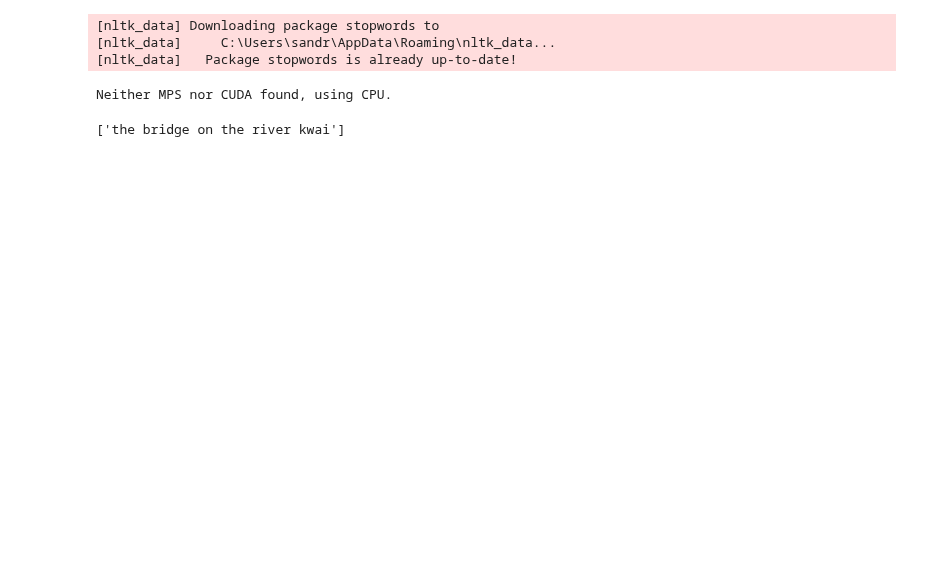
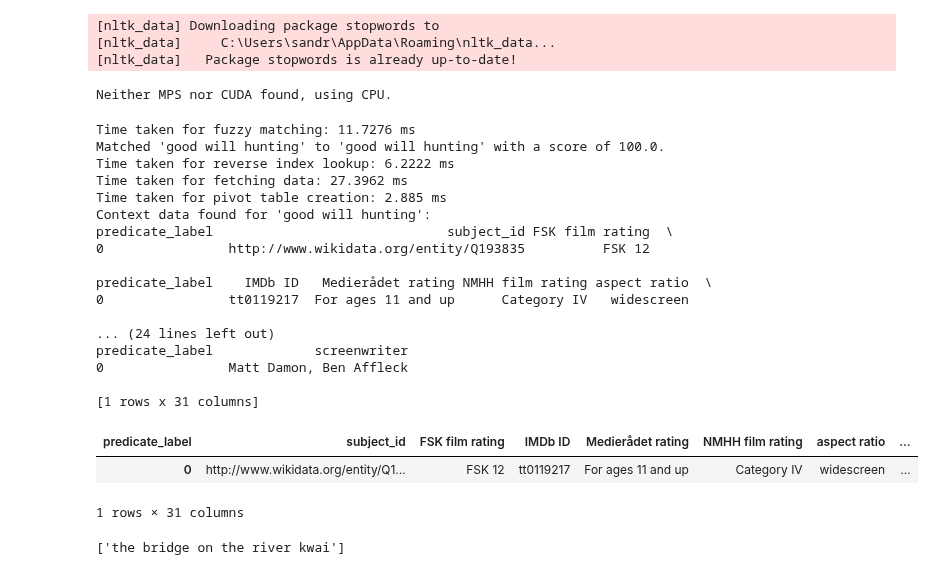
Before and after one commit to random9nessss/HS-24-Advanced-Topics-in-Artificial-Intelligence, a Jupyter notebook: development/Final.ipynb, the cells around one changed output. Saved outputs shown, nothing was run; the diff lists cells and outputs as text; code cells hidden in the pictures; blank space fills up the shorter version.

```diff
--- a/development/Final.ipynb
+++ b/development/Final.ipynb
@@ -321,31 +319,57 @@ llm = LLM()
 # %%
 # Exact matches
 import json
 from rapidfuzz import process, fuzz
 
 with open(r"exports/film_db.json", encoding="utf-8") as f:
     data = json.load(f)
 
 movie_db = data.values()
 normalized_movie_db = [title.lower() for title in movie_db]
 
-query = "Who directed The Bridge on the River Kwai?"
+# query = "Who directed The Bridge on the River Kwai?"
+query = "Who is the director of Good Will Hunting?"
+
 normalized_query = query.lower()
 
 matches = process.extract(normalized_query, normalized_movie_db, scorer=fuzz.partial_ratio, limit=10)
 
 adjusted_matches = []
 for match in matches:
     matched_title = match[0]
     score = match[1]
     index = match[2]
 
     length_ratio = len(matched_title) / len(normalized_query)
     adjusted_score = score * length_ratio
     adjusted_matches.append((matched_title, adjusted_score, index))
 
 threshold = 30
 matched_movies = [match[0] for match in adjusted_matches if match[1] >= threshold]
+
+context = db.get_context([],matched_movies)
+context.head()
+# %% [output]
+Time taken for fuzzy matching: 11.7276 ms
+Matched 'good will hunting' to 'good will hunting' with a score of 100.0.
+Time taken for reverse index lookup: 6.2222 ms
+Time taken for fetching data: 27.3962 ms
+Time taken for pivot table creation: 2.885 ms
+Context data found for 'good will hunting':
+predicate_label                              subject_id FSK film rating  \
+0                http://www.wikidata.org/entity/Q193835          FSK 12
+
+predicate_label    IMDb ID   Medierådet rating NMHH film rating aspect ratio  \
+0                tt0119217  For ages 11 and up      Category IV   widescreen
+
+... (24 lines left out)
+predicate_label             screenwriter
+0                Matt Damon, Ben Affleck
+
+[1 rows x 31 columns]
+| predicate_label | subject_id | FSK film rating | IMDb ID | Medierådet rating | NMHH film rating | aspect ratio | ... |
+| 0 | http://www.wikidata.org/entity/Q1... | FSK 12 | tt0119217 | For ages 11 and up | Category IV | widescreen | ... |
+1 rows × 31 columns
 # %%
 matched_movies
 # %% [output]
```
Also changed, not shown: parts of 2 cells of this notebook.
